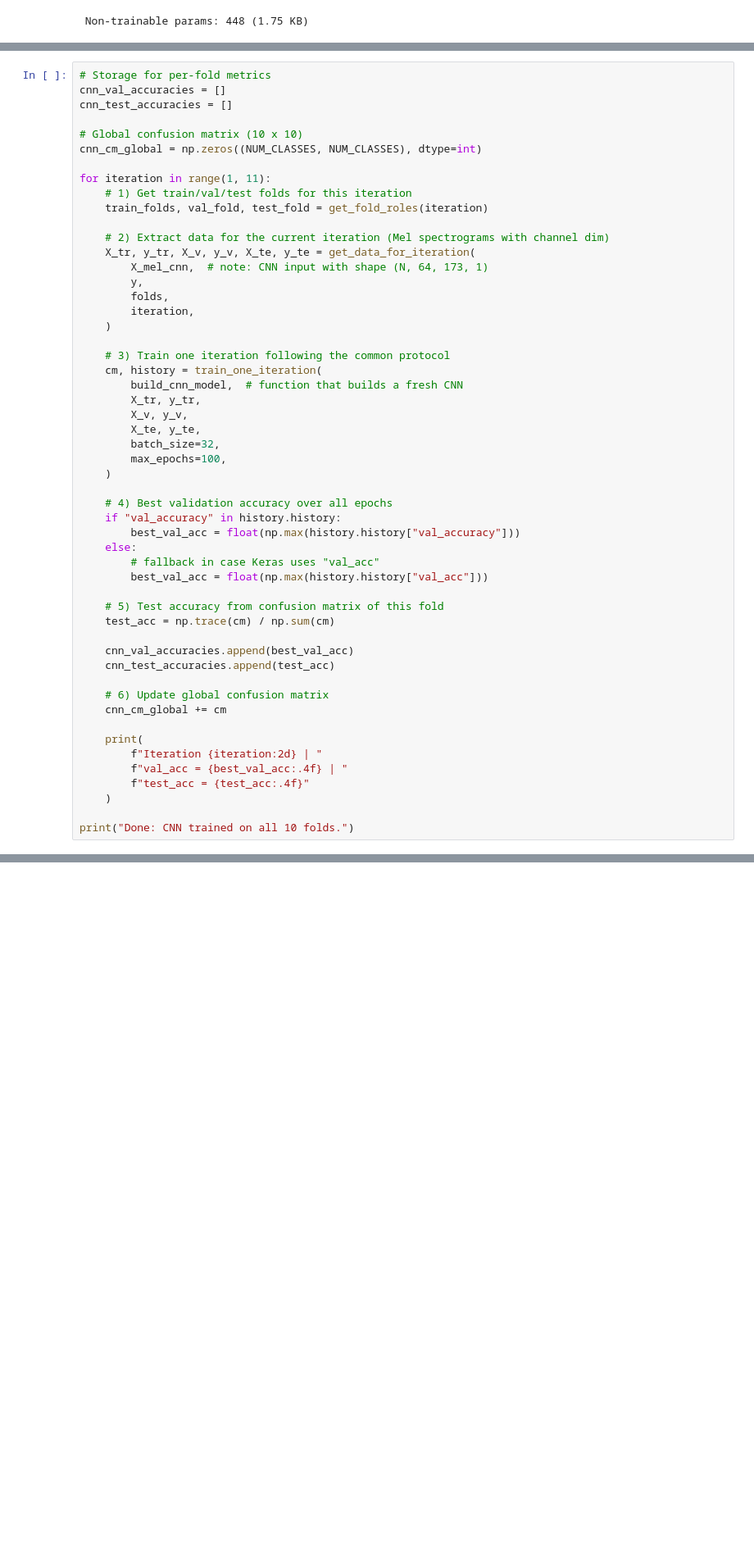
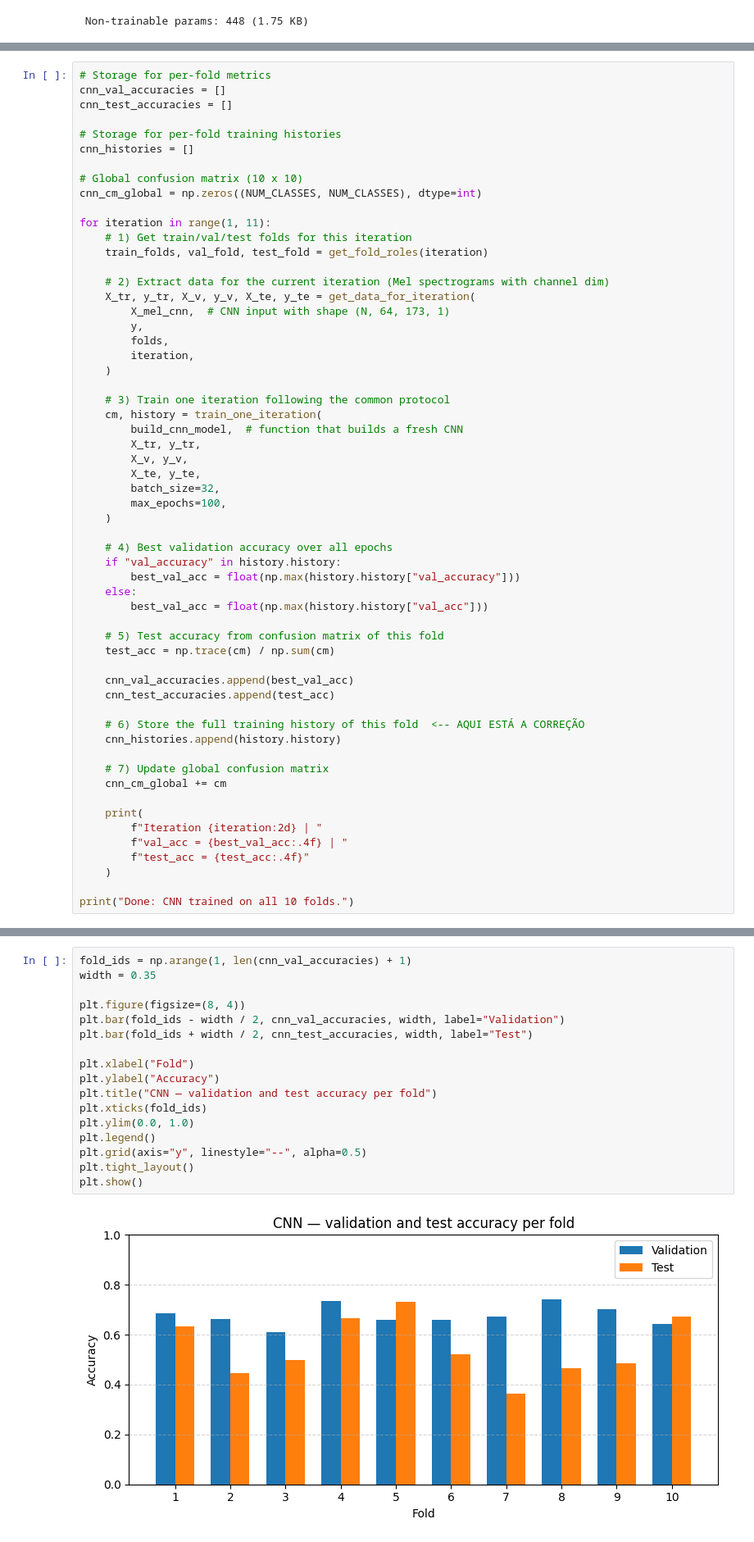
Before and after one commit to FreddieAlvin/Deep-Learning-Classifiers-for-urban-sound-data, a Jupyter notebook: UrbanSound8K.ipynb, the cells around one changed output, grey strips where cells are left out. Shown at 82% size. Drawn from its saved outputs; the diff is of its cells as text; blank space fills up the shorter version.

```diff
--- a/UrbanSound8K.ipynb
+++ b/UrbanSound8K.ipynb
@@ -1321,6 +1488,9 @@ These results characterise the CNN’s behaviour under a strict and reproducible
 # Storage for per-fold metrics
 cnn_val_accuracies = []
 cnn_test_accuracies = []
+
+# Storage for per-fold training histories
+cnn_histories = []
 
 # Global confusion matrix (10 x 10)
 cnn_cm_global = np.zeros((NUM_CLASSES, NUM_CLASSES), dtype=int)
@@ -1331,7 +1501,7 @@ for iteration in range(1, 11):
 
     # 2) Extract data for the current iteration (Mel spectrograms with channel dim)
     X_tr, y_tr, X_v, y_v, X_te, y_te = get_data_for_iteration(
-        X_mel_cnn,  # note: CNN input with shape (N, 64, 173, 1)
+        X_mel_cnn,  # CNN input with shape (N, 64, 173, 1)
         y,
         folds,
         iteration,
@@ -1351,7 +1521,6 @@ for iteration in range(1, 11):
     if "val_accuracy" in history.history:
         best_val_acc = float(np.max(history.history["val_accuracy"]))
     else:
-        # fallback in case Keras uses "val_acc"
         best_val_acc = float(np.max(history.history["val_acc"]))
 
     # 5) Test accuracy from confusion matrix of this fold
@@ -1360,7 +1529,10 @@ for iteration in range(1, 11):
     cnn_val_accuracies.append(best_val_acc)
     cnn_test_accuracies.append(test_acc)
 
-    # 6) Update global confusion matrix
+    # 6) Store the full training history of this fold  <-- AQUI ESTÁ A CORREÇÃO
+    cnn_histories.append(history.history)
+
+    # 7) Update global confusion matrix
     cnn_cm_global += cm
 
     print(
@@ -1947,0 +1743,19 @@ To preserve the original experiments, we generate a new feature dataset:
+# %%
+fold_ids = np.arange(1, len(cnn_val_accuracies) + 1)
+width = 0.35
+
+plt.figure(figsize=(8, 4))
+plt.bar(fold_ids - width / 2, cnn_val_accuracies, width, label="Validation")
+plt.bar(fold_ids + width / 2, cnn_test_accuracies, width, label="Test")
+
+plt.xlabel("Fold")
+plt.ylabel("Accuracy")
+plt.title("CNN — validation and test accuracy per fold")
+plt.xticks(fold_ids)
+plt.ylim(0.0, 1.0)
+plt.legend()
+plt.grid(axis="y", linestyle="--", alpha=0.5)
+plt.tight_layout()
+plt.show()
+# %% [output]
+[figure, added]
```
Also changed, not shown: parts of 38 cells of this notebook.
